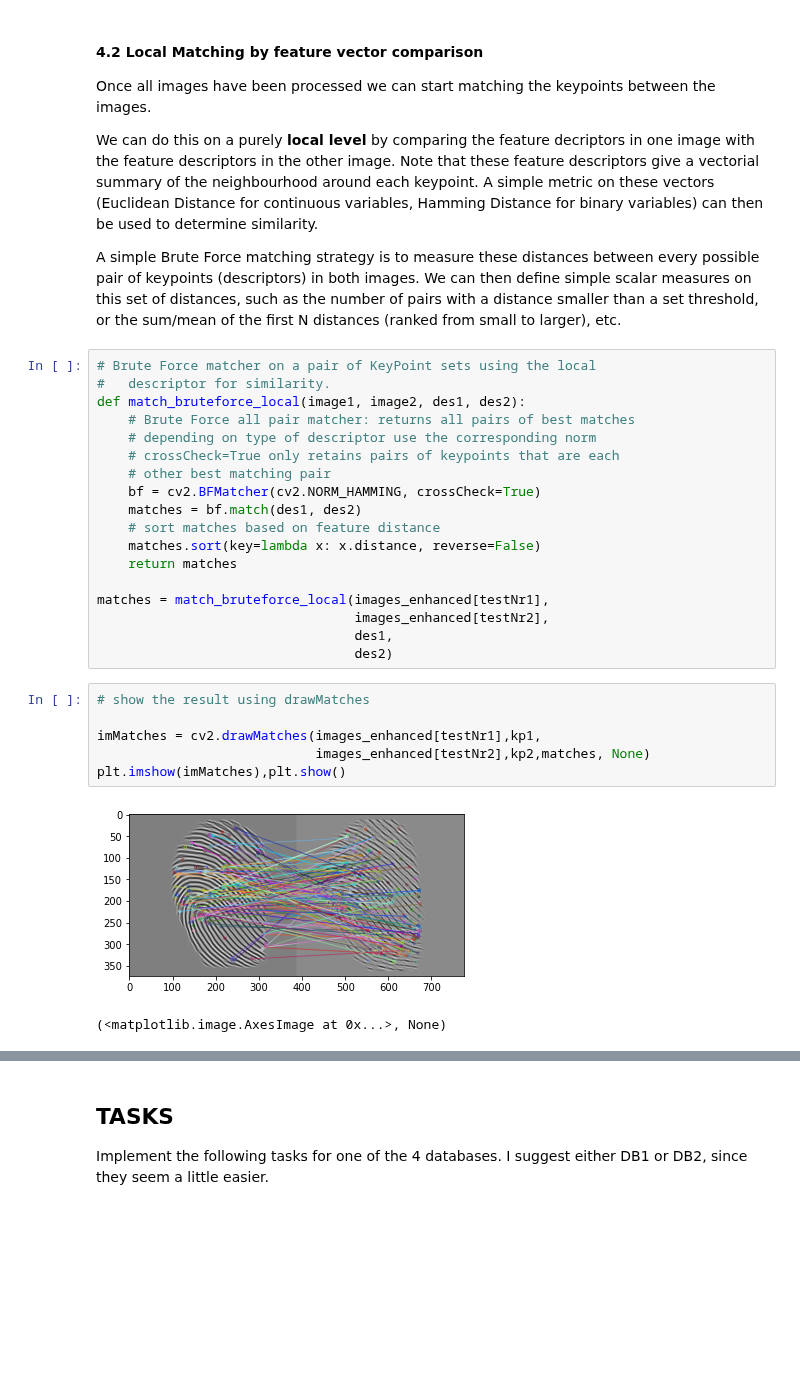
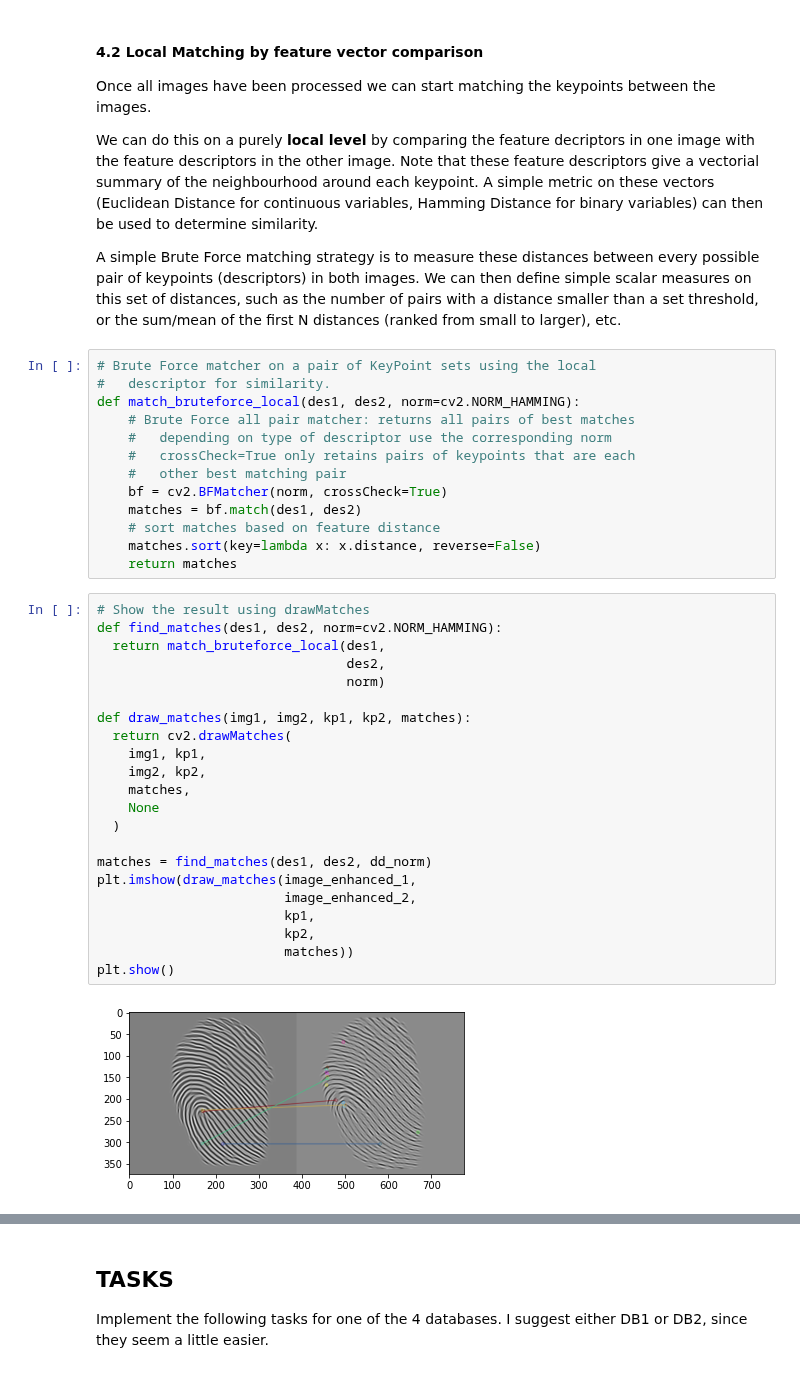
Before and after one commit to BrunoVandekerkhove/biometric-systems, a Jupyter notebook: fingerprint_recognition/fingerprint_recognition.ipynb, the cells around one changed output, grey strips where cells are left out. Drawn from its saved outputs; the diff is of its cells as text; blank space fills up the shorter version.

```diff
--- a/fingerprint_recognition/fingerprint_recognition.ipynb
+++ b/fingerprint_recognition/fingerprint_recognition.ipynb
@@ -223,30 +266,40 @@ A simple Brute Force matching strategy is to measure these distances between eve
 # %%
 # Brute Force matcher on a pair of KeyPoint sets using the local
 #   descriptor for similarity.
-def match_bruteforce_local(image1, image2, des1, des2):
+def match_bruteforce_local(des1, des2, norm=cv2.NORM_HAMMING):
     # Brute Force all pair matcher: returns all pairs of best matches
-    # depending on type of descriptor use the corresponding norm
-    # crossCheck=True only retains pairs of keypoints that are each
-    # other best matching pair
-    bf = cv2.BFMatcher(cv2.NORM_HAMMING, crossCheck=True)
+    #   depending on type of descriptor use the corresponding norm
+    #   crossCheck=True only retains pairs of keypoints that are each
+    #   other best matching pair
+    bf = cv2.BFMatcher(norm, crossCheck=True)
     matches = bf.match(des1, des2)
     # sort matches based on feature distance
     matches.sort(key=lambda x: x.distance, reverse=False)
     return matches
-
-matches = match_bruteforce_local(images_enhanced[testNr1],
-                                 images_enhanced[testNr2],
-                                 des1,
-                                 des2)
-# %%
-# show the result using drawMatches
-
-imMatches = cv2.drawMatches(images_enhanced[testNr1],kp1,
-                            images_enhanced[testNr2],kp2,matches, None)
-plt.imshow(imMatches),plt.show()
-# %% [output]
-[figure, removed]
-(<matplotlib.image.AxesImage at 0x...>, None)
+# %%
+# Show the result using drawMatches
+def find_matches(des1, des2, norm=cv2.NORM_HAMMING):
+  return match_bruteforce_local(des1,
+                                des2,
+                                norm)
+
+def draw_matches(img1, img2, kp1, kp2, matches):
+  return cv2.drawMatches(
+    img1, kp1,
+    img2, kp2,
+    matches,
+    None
+  )
+
+matches = find_matches(des1, des2, dd_norm)
+plt.imshow(draw_matches(image_enhanced_1,
+                        image_enhanced_2,
+                        kp1,
+                        kp2,
+                        matches))
+plt.show()
+# %% [output]
+[figure, added]
 # %% [markdown]
 #### 4.3 Global matching by testing geometrical consistency
 
```
Also changed, not shown: parts of 16 cells of this notebook.
